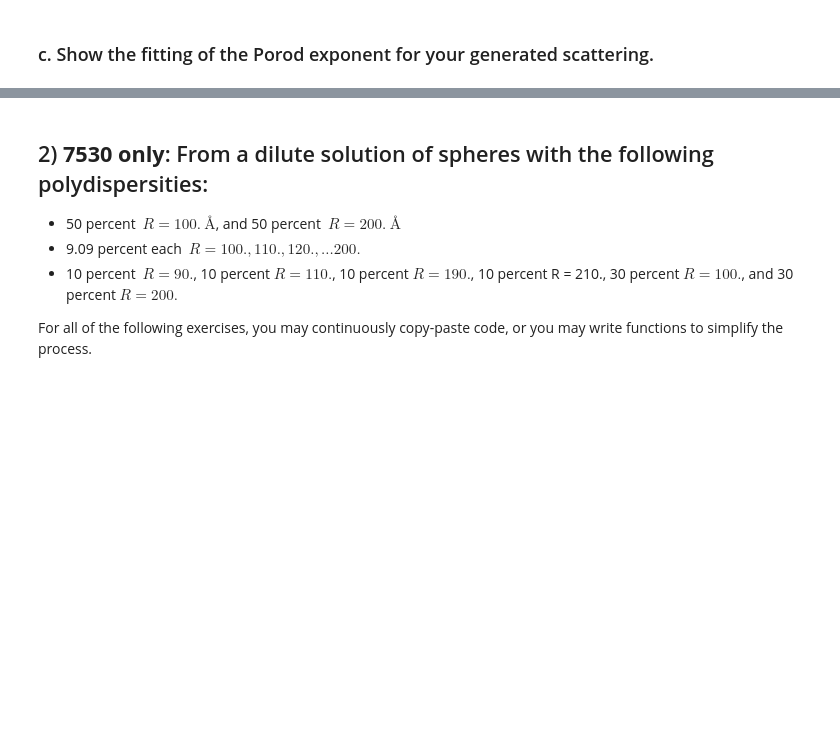
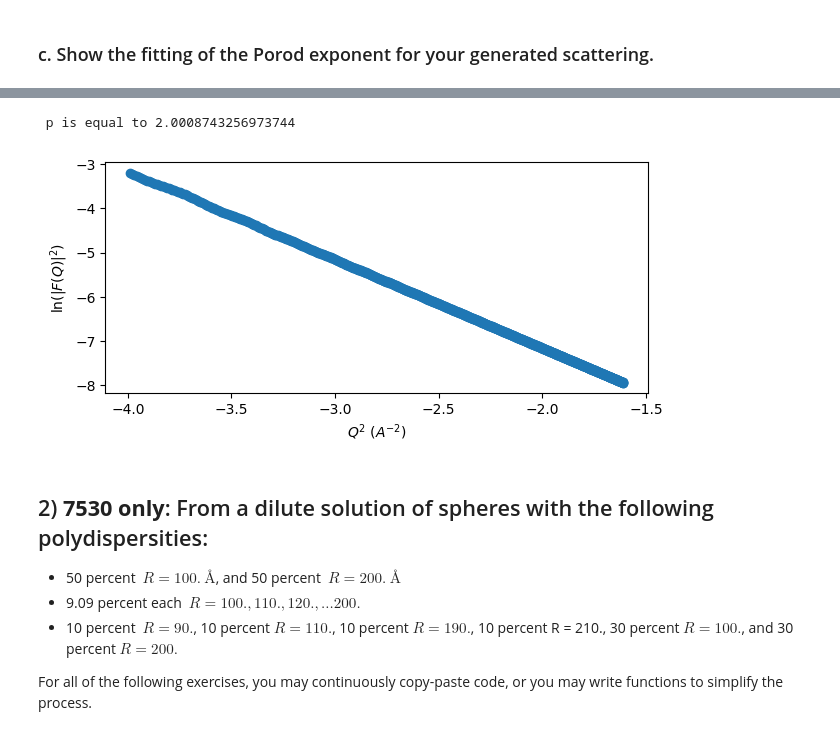
Before and after one commit to blajiness/CHE_7530-Assignments, a Jupyter notebook: Assignment4.ipynb, the cells around one changed output, grey strips where cells are left out. Drawn from its saved outputs; the diff is of its cells as text; code cells hidden in the pictures; blank space fills up the shorter version.

```diff
--- a/Assignment4.ipynb
+++ b/Assignment4.ipynb
@@ -542,3 +570,18 @@ print(f' R is equal to {R}')
+# %%
+linear_indices = np.where(q2 > -4)
+linear_q2 = q2[linear_indices]
+linear_lnI = lnI[linear_indices]
+fig, ax = plt.subplots(figsize=(7,3))
+ax.plot(linear_q2,linear_lnI,'o')
+ax.set_xlabel('$Q^{2}~(A^{-2})$'); ax.set_ylabel('ln($|F(Q)|^{2}$)')
+lin_result = stats.linregress(linear_q2,linear_lnI)
+lin_result
+slope = lin_result[0]
+R = slope
+print(f' p is equal to {-1*R}')
+# %% [output]
+ p is equal to 2.0008743256973744
+[figure, added]
 # %% [markdown]
 ## 2) **7530 only**: From a dilute solution of spheres with the following polydispersities:
  - 50 percent $ ~R = 100. ~Å$, and 50 percent $ ~R = 200. ~Å$
```
Also changed, not shown: parts of 26 cells of this notebook.
